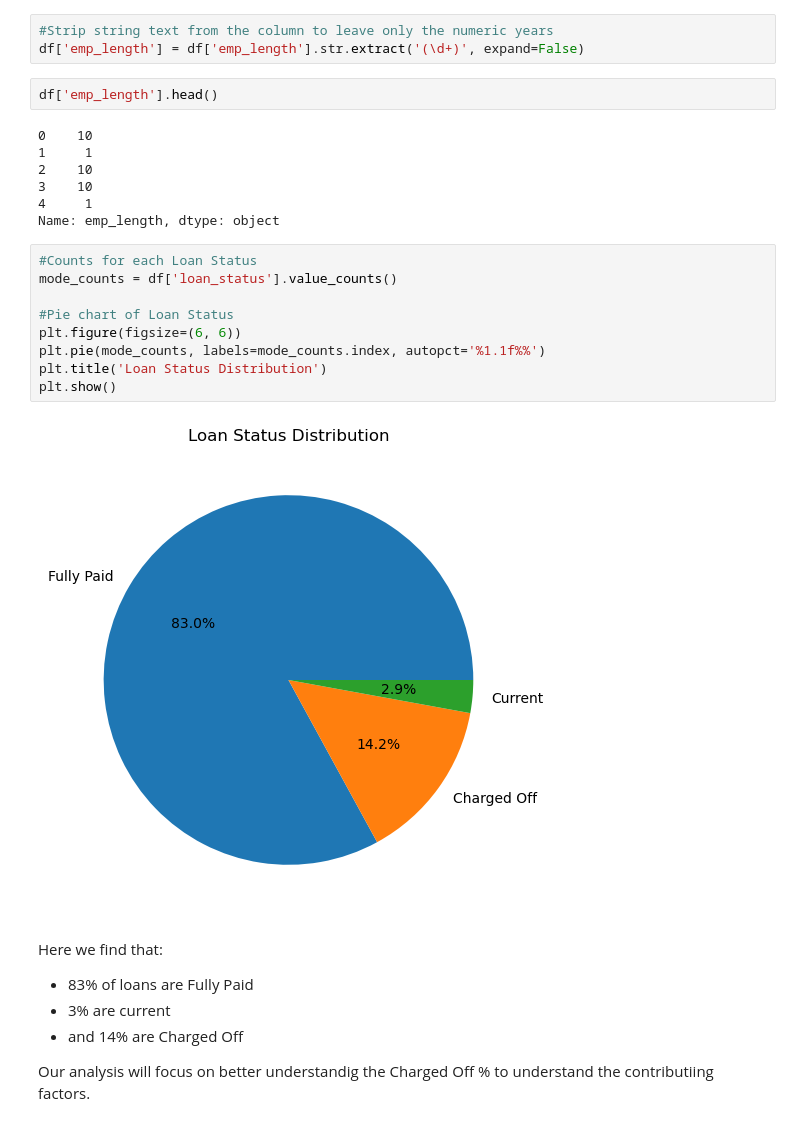
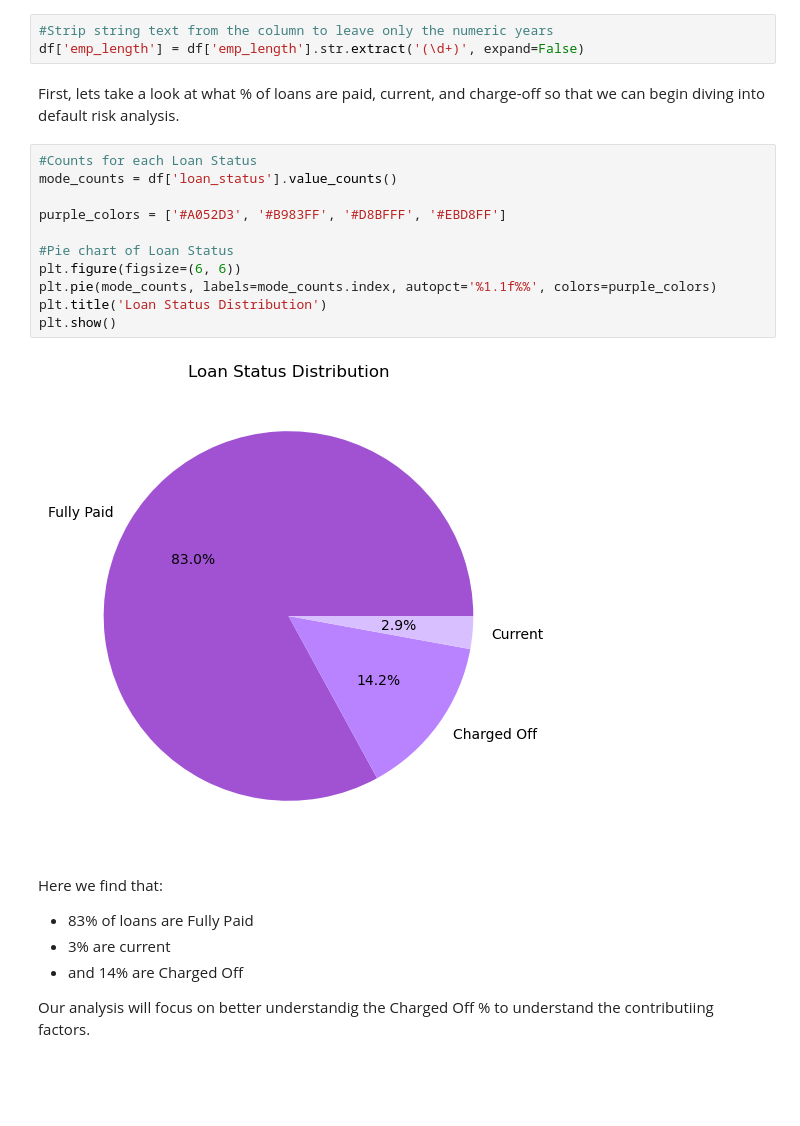
Before and after one commit to WolfeTyler/Lending-Club-Case-Study, a Jupyter notebook: Group_Facilitator_TylerWolfe.ipynb, the cells around one changed output. Saved outputs shown, nothing was run; the diff lists cells and outputs as text; blank space fills up the shorter version.

```diff
--- a/Group_Facilitator_TylerWolfe.ipynb
+++ b/Group_Facilitator_TylerWolfe.ipynb
@@ -44,26 +39,21 @@ df['emp_length'] = df['emp_length'].fillna(0)
 # %%
 #Strip string text from the column to leave only the numeric years
 df['emp_length'] = df['emp_length'].str.extract('(\d+)', expand=False)
-# %%
-df['emp_length'].head()
-# %% [output]
-0    10
-1     1
-2    10
-3    10
-4     1
-Name: emp_length, dtype: object
+# %% [markdown]
+First, lets take a look at what % of loans are paid, current, and charge-off so that we can begin diving into default risk analysis.
 # %%
 #Counts for each Loan Status
 mode_counts = df['loan_status'].value_counts()
 
+purple_colors = ['#A052D3', '#B983FF', '#D8BFFF', '#EBD8FF']
+
 #Pie chart of Loan Status
 plt.figure(figsize=(6, 6))
-plt.pie(mode_counts, labels=mode_counts.index, autopct='%1.1f%%')
+plt.pie(mode_counts, labels=mode_counts.index, autopct='%1.1f%%', colors=purple_colors)
 plt.title('Loan Status Distribution')
 plt.show()
 # %% [output]
-[figure, old version]
+[figure, new version]
 # %% [markdown]
 Here we find that:
 - 83% of loans are Fully Paid
```
Also changed, not shown: parts of 12 cells of this notebook.
